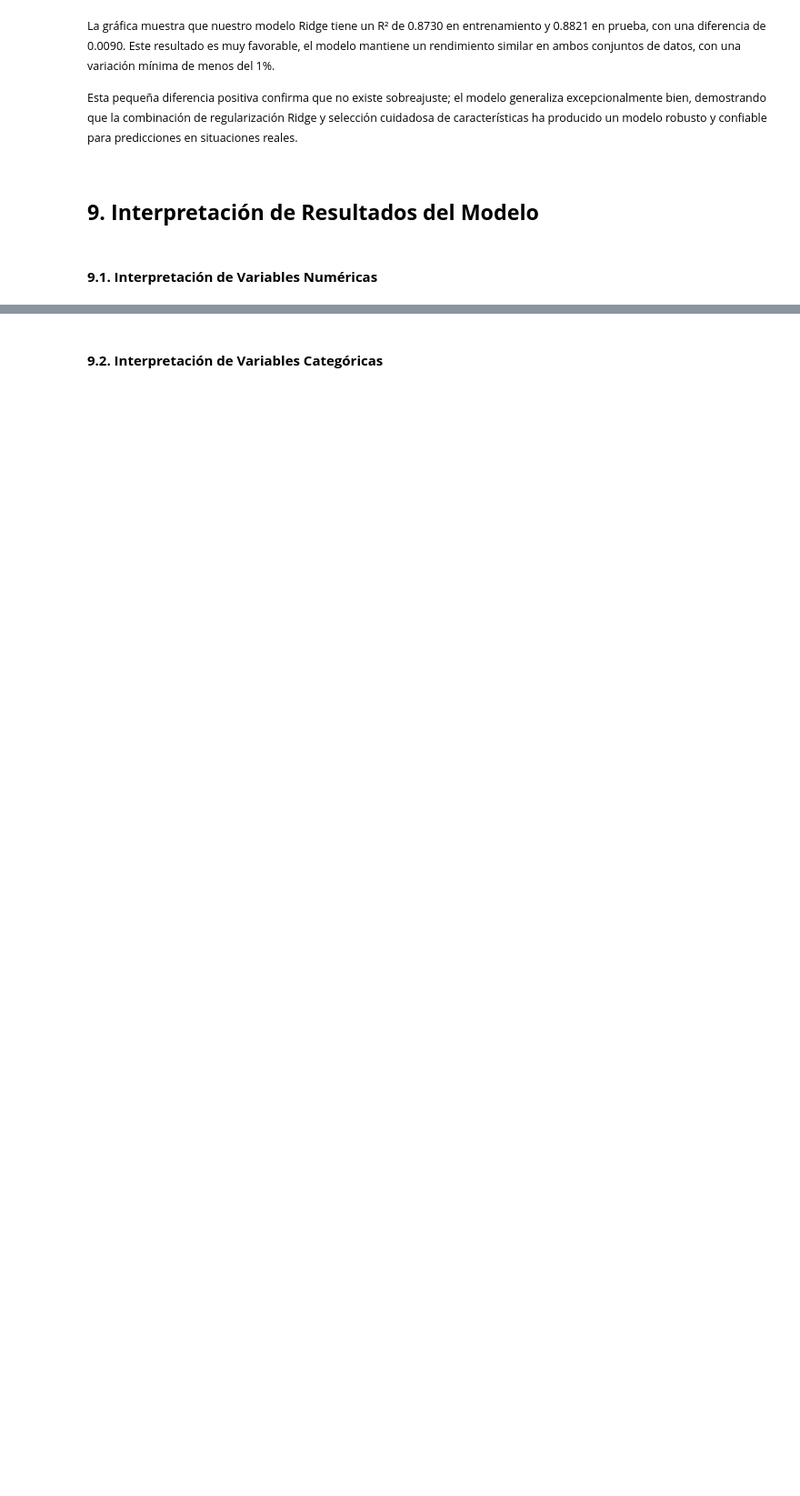
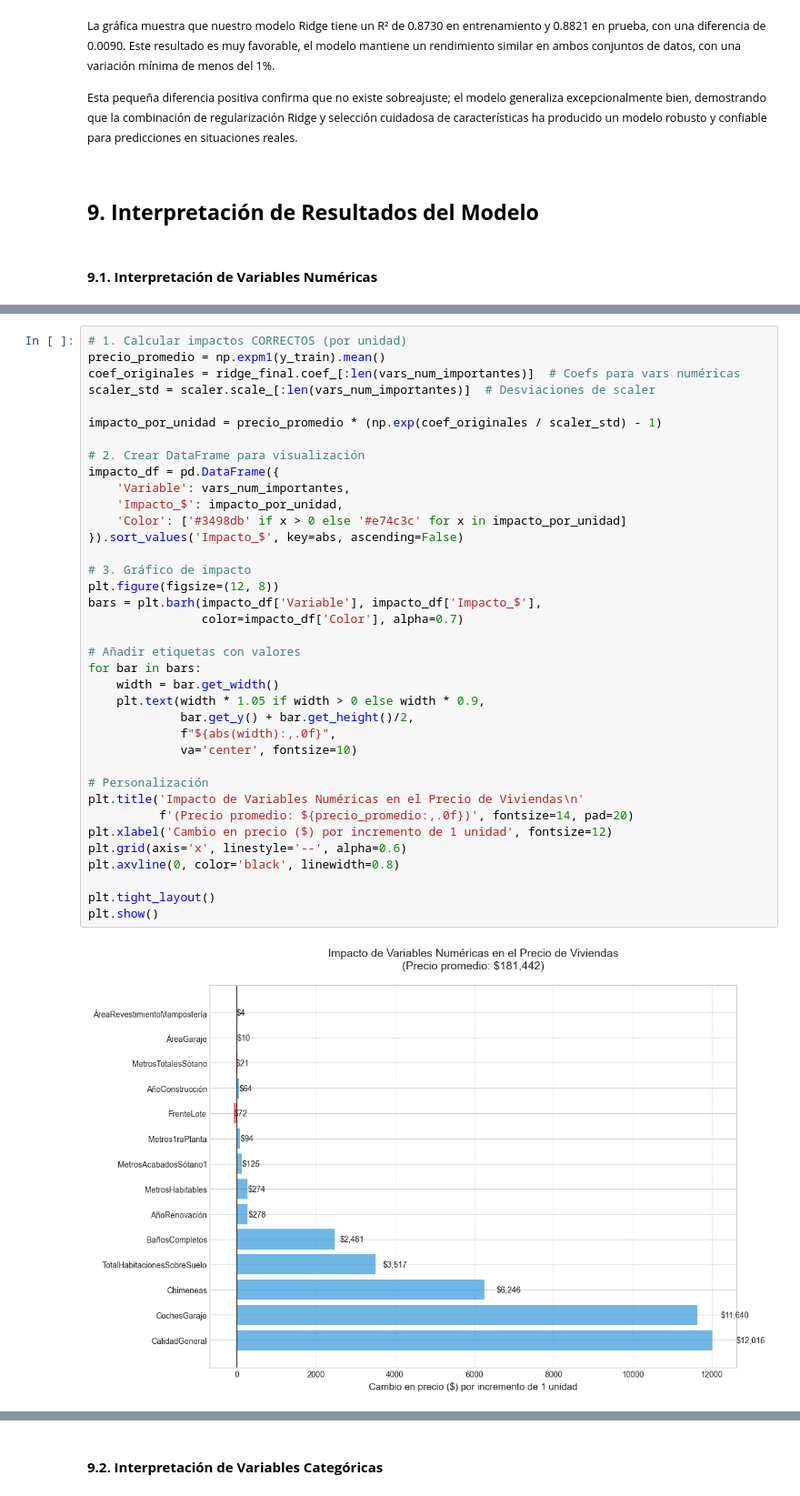
Before and after one commit to Bootcamp-IA-P4/e1_regression, a Jupyter notebook: ml-models/ridge-regression.ipynb, the cells around one changed output, grey strips where cells are left out. Shown at 91% size. Cells and saved outputs as stored; diff of their text form; blank space fills up the shorter version.

```diff
--- a/ml-models/ridge-regression.ipynb
+++ b/ml-models/ridge-regression.ipynb
@@ -873,3 +836,42 @@ plt.show()
+# %%
+# 1. Calcular impactos CORRECTOS (por unidad)
+precio_promedio = np.expm1(y_train).mean()
+coef_originales = ridge_final.coef_[:len(vars_num_importantes)]  # Coefs para vars numéricas
+scaler_std = scaler.scale_[:len(vars_num_importantes)]  # Desviaciones de scaler
+
+impacto_por_unidad = precio_promedio * (np.exp(coef_originales / scaler_std) - 1)
+
+# 2. Crear DataFrame para visualización
+impacto_df = pd.DataFrame({
+    'Variable': vars_num_importantes,
+    'Impacto_$': impacto_por_unidad,
+    'Color': ['#3498db' if x > 0 else '#e74c3c' for x in impacto_por_unidad]
+}).sort_values('Impacto_$', key=abs, ascending=False)
+
+# 3. Gráfico de impacto
+plt.figure(figsize=(12, 8))
+bars = plt.barh(impacto_df['Variable'], impacto_df['Impacto_$'],
+                color=impacto_df['Color'], alpha=0.7)
+
+# Añadir etiquetas con valores
+for bar in bars:
+    width = bar.get_width()
+    plt.text(width * 1.05 if width > 0 else width * 0.9,
+             bar.get_y() + bar.get_height()/2,
+             f"${abs(width):,.0f}",
+             va='center', fontsize=10)
+
+# Personalización
+plt.title('Impacto de Variables Numéricas en el Precio de Viviendas\n'
+          f'(Precio promedio: ${precio_promedio:,.0f})', fontsize=14, pad=20)
+plt.xlabel('Cambio en precio ($) por incremento de 1 unidad', fontsize=12)
+plt.grid(axis='x', linestyle='--', alpha=0.6)
+plt.axvline(0, color='black', linewidth=0.8)
+
+plt.tight_layout()
+plt.show()
+# %% [output]
+[figure, added]
 # %% [markdown]
 <small>
 
```
Also changed, not shown: parts of 5 cells of this notebook, 1 other file.
